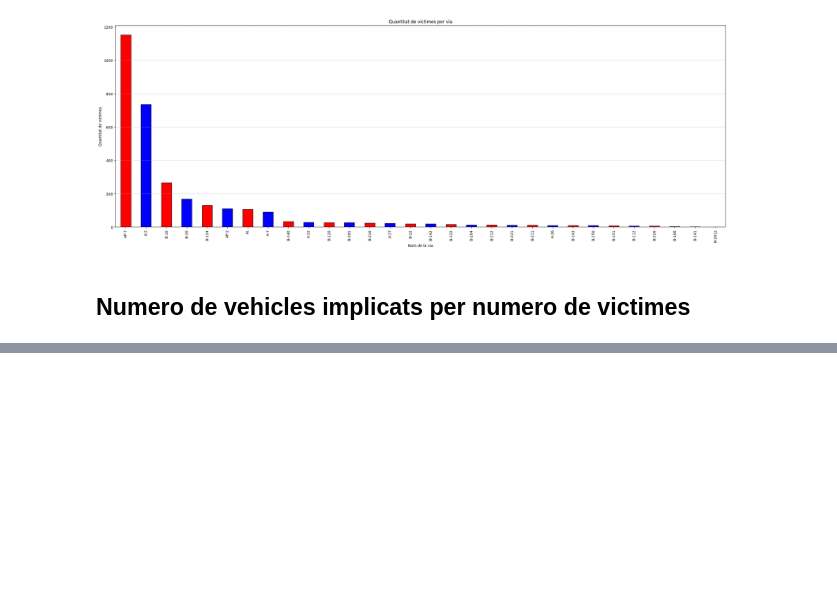
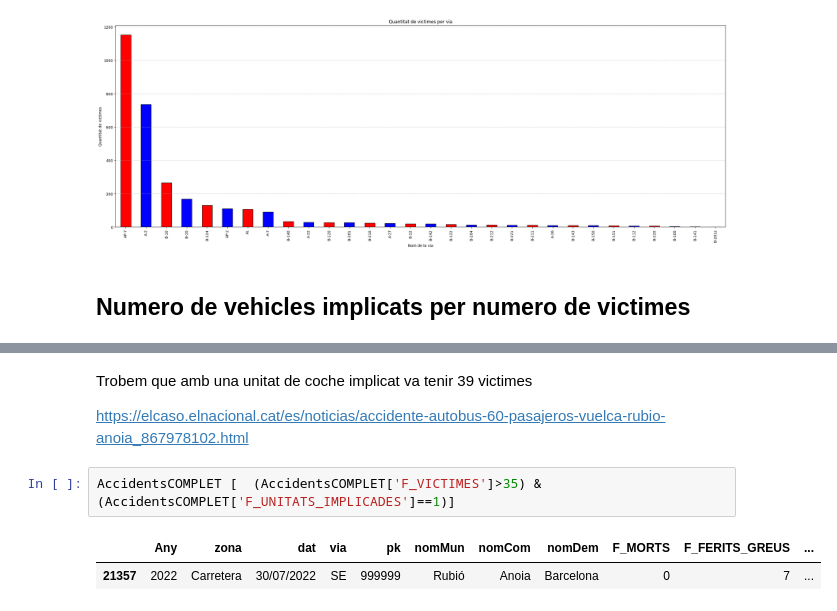
Before and after one commit to SeergiCureero/Proyecto-Analitica-Descriptiva, a Jupyter notebook: main.ipynb, the cells around one changed output, grey strips where cells are left out. Saved outputs shown, nothing was run; the diff lists cells and outputs as text; blank space fills up the shorter version.

```diff
--- a/main.ipynb
+++ b/main.ipynb
@@ -108,0 +91,9 @@ plt.show()
+# %% [markdown]
+Trobem que amb una unitat de coche implicat va tenir 39 victimes
+
+https://elcaso.elnacional.cat/es/noticias/accidente-autobus-60-pasajeros-vuelca-rubio-anoia_867978102.html
+# %%
+AccidentsCOMPLET [  (AccidentsCOMPLET['F_VICTIMES']>35) & (AccidentsCOMPLET['F_UNITATS_IMPLICADES']==1)]
+# %% [output]
+|  | Any | zona | dat | via | pk | nomMun | nomCom | nomDem | F_MORTS | F_FERITS_GREUS | ... |
+| 21357 | 2022 | Carretera | 30/07/2022 | SE | 999999 | Rubió | Anoia | Barcelona | 0 | 7 | ... |
```
Also changed, not shown: parts of 5 cells of this notebook.
